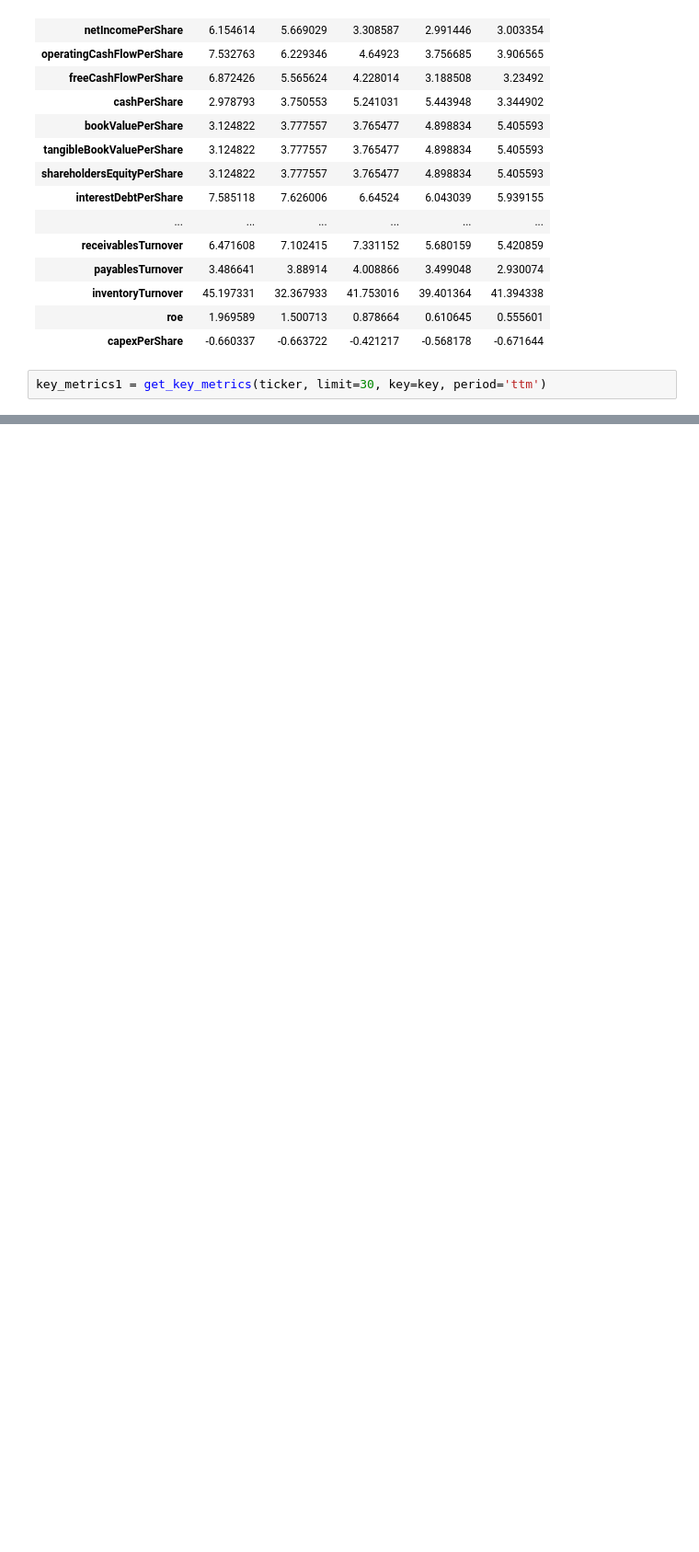
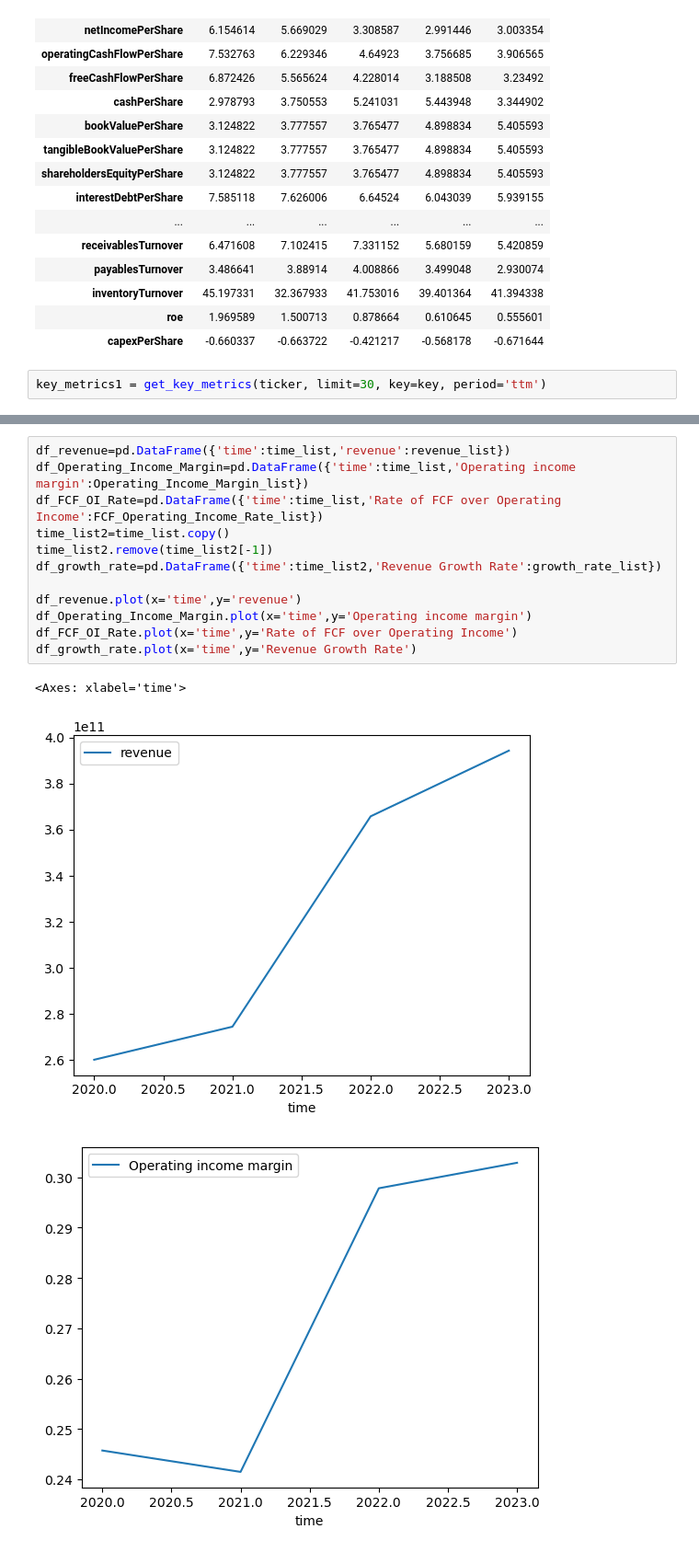
Before and after one commit to mikecai020418/Equity-PriceAnalysis, a Jupyter notebook: project.ipynb, the cells around one changed output, grey strips where cells are left out. Shown at 92% size. Saved outputs shown, nothing was run; the diff lists cells and outputs as text; blank space fills up the shorter version.

```diff
--- a/project.ipynb
+++ b/project.ipynb
@@ -365,0 +413,16 @@ get_enterprise_value(ticker, rate=10, key=key, period=period)
+# %%
+df_revenue=pd.DataFrame({'time':time_list,'revenue':revenue_list})
+df_Operating_Income_Margin=pd.DataFrame({'time':time_list,'Operating income margin':Operating_Income_Margin_list})
+df_FCF_OI_Rate=pd.DataFrame({'time':time_list,'Rate of FCF over Operating Income':FCF_Operating_Income_Rate_list})
+time_list2=time_list.copy()
+time_list2.remove(time_list2[-1])
+df_growth_rate=pd.DataFrame({'time':time_list2,'Revenue Growth Rate':growth_rate_list})
+
+df_revenue.plot(x='time',y='revenue')
+df_Operating_Income_Margin.plot(x='time',y='Operating income margin')
+df_FCF_OI_Rate.plot(x='time',y='Rate of FCF over Operating Income')
+df_growth_rate.plot(x='time',y='Revenue Growth Rate')
+# %% [output]
+<Axes: xlabel='time'>
+[figure, added]
+[figure, added]
```
Also changed, not shown: parts of 10 cells of this notebook.
